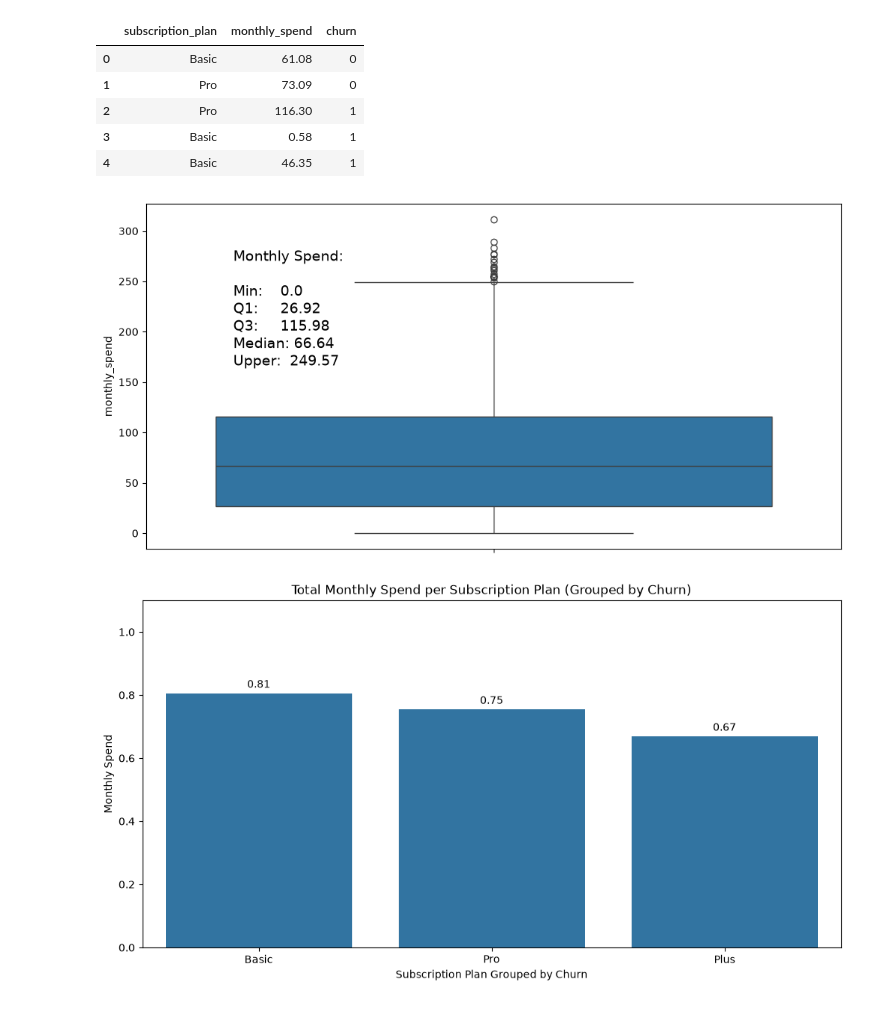
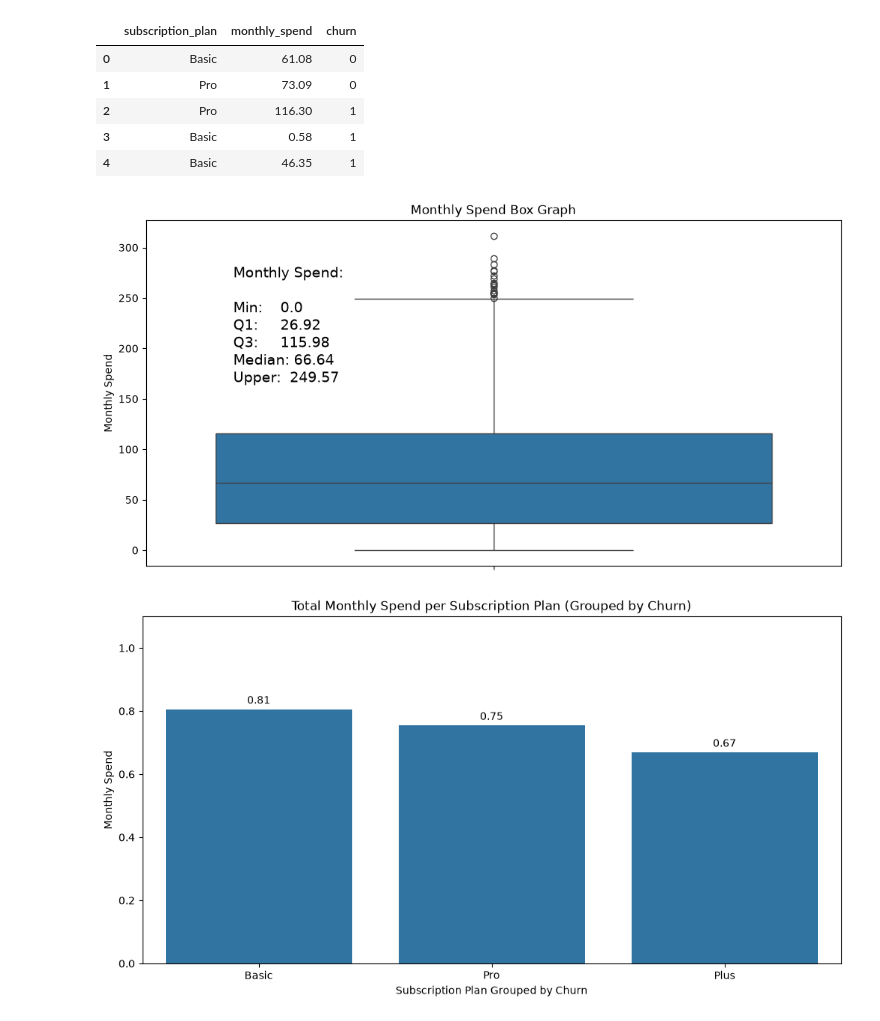
Before and after one commit to JL-Moreno021/Customer-Churn-Audit, a Jupyter notebook: Analysis_3_Subscription_Leak/subscription_revenue_leak_analysis.ipynb, the cells around one changed output. Cells and saved outputs as stored; diff of their text form; code cells hidden in the pictures.

Commit message:
update monthly spend boxplot

```diff
--- a/Analysis_3_Subscription_Leak/subscription_revenue_leak_analysis.ipynb
+++ b/Analysis_3_Subscription_Leak/subscription_revenue_leak_analysis.ipynb
@@ -52,29 +52,31 @@ subset.head()
 # %%
 fig, ax = plt.subplots(figsize=(12,6))
 p = sns.boxplot(
     subset.monthly_spend,
     ax=ax
 )
 id = subset.monthly_spend
 q1 = np.quantile(id, 0.25)
 q3 = np.quantile(id, 0.75)
 iqr = q3-q1
 min_val = id.min()
 upper_bound = q3 + (1.5 * iqr)
 median = id.median()
 ax.text(
     -0.4, median*2.5,f"""
     Monthly Spend:
 
     Min:    {min_val}
     Q1:     {q1}
     Q3:     {q3}
     Median: {median}
     Upper:  {upper_bound}""",fontdict={"fontsize":14}
 )
+plt.ylabel('Monthly Spend')
+plt.title('Monthly Spend Box Graph')
 plt.show()
 # %% [output]
-[figure, old version]
+[figure, new version]
 # %%
 # Visualizing churn rate by monthly spend per subscription plan
 fig, ax = plt.subplots(figsize=(12,6))
```
